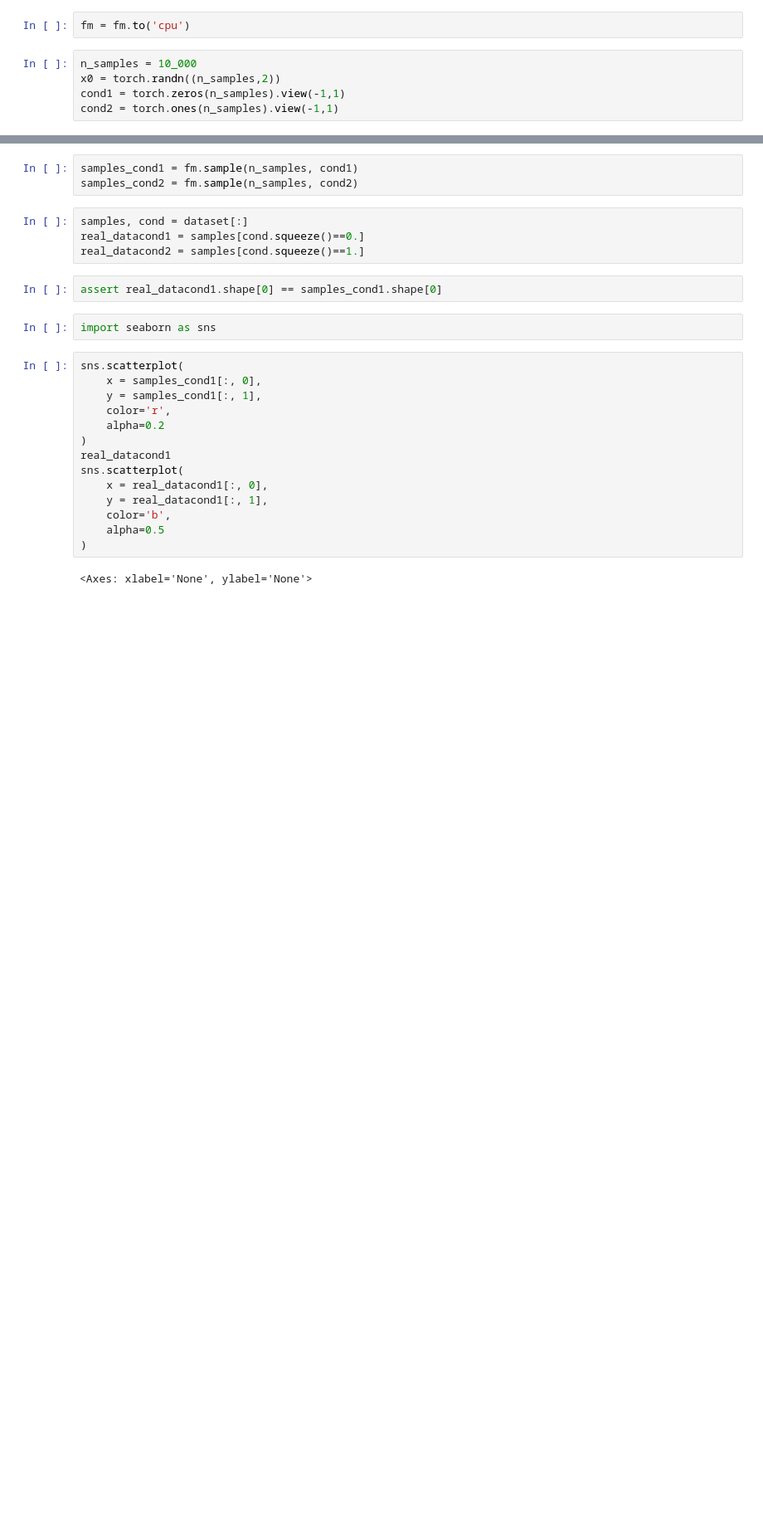
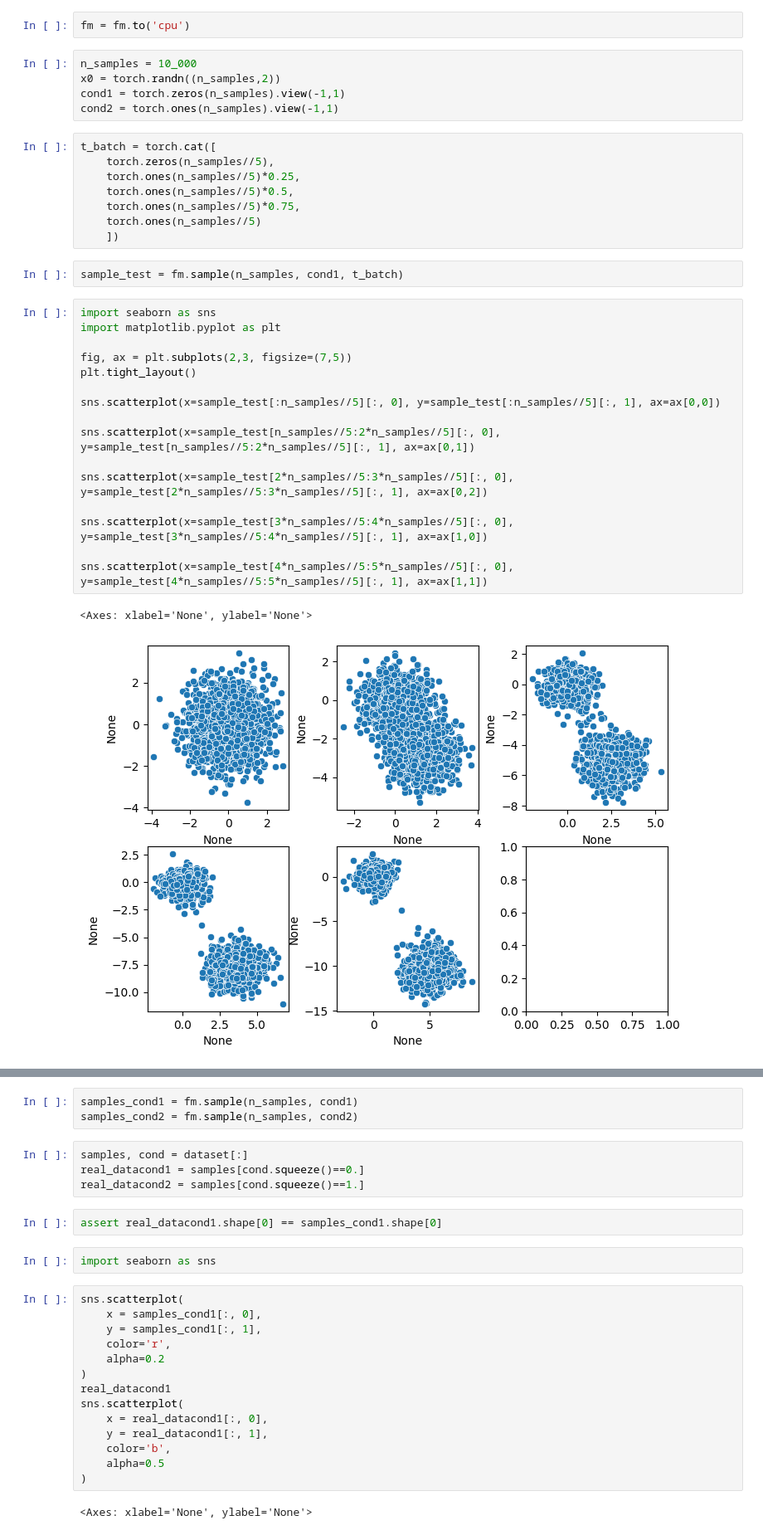
Before and after one commit to GerasimovSergey2001/TDFlow, a Jupyter notebook: conditional_flow_matching.ipynb, the cells around one changed output, grey strips where cells are left out. Shown at 83% size. Cells and saved outputs as stored; diff of their text form; blank space fills up the shorter version.

```diff
--- a/conditional_flow_matching.ipynb
+++ b/conditional_flow_matching.ipynb
@@ -98,3 +97,32 @@ n_samples = 10_000
 x0 = torch.randn((n_samples,2))
 cond1 = torch.zeros(n_samples).view(-1,1)
 cond2 = torch.ones(n_samples).view(-1,1)
+# %%
+t_batch = torch.cat([
+    torch.zeros(n_samples//5),
+    torch.ones(n_samples//5)*0.25,
+    torch.ones(n_samples//5)*0.5,
+    torch.ones(n_samples//5)*0.75,
+    torch.ones(n_samples//5)
+    ])
+# %%
+sample_test = fm.sample(n_samples, cond1, t_batch)
+# %%
+import seaborn as sns
+import matplotlib.pyplot as plt
+
+fig, ax = plt.subplots(2,3, figsize=(7,5))
+plt.tight_layout()
+
+sns.scatterplot(x=sample_test[:n_samples//5][:, 0], y=sample_test[:n_samples//5][:, 1], ax=ax[0,0])
+
+sns.scatterplot(x=sample_test[n_samples//5:2*n_samples//5][:, 0], y=sample_test[n_samples//5:2*n_samples//5][:, 1], ax=ax[0,1])
+
+sns.scatterplot(x=sample_test[2*n_samples//5:3*n_samples//5][:, 0], y=sample_test[2*n_samples//5:3*n_samples//5][:, 1], ax=ax[0,2])
+
+sns.scatterplot(x=sample_test[3*n_samples//5:4*n_samples//5][:, 0], y=sample_test[3*n_samples//5:4*n_samples//5][:, 1], ax=ax[1,0])
+
+sns.scatterplot(x=sample_test[4*n_samples//5:5*n_samples//5][:, 0], y=sample_test[4*n_samples//5:5*n_samples//5][:, 1], ax=ax[1,1])
+# %% [output]
+<Axes: xlabel='None', ylabel='None'>
+[figure, added]
```
Also changed, not shown: parts of 6 cells of this notebook, 10 other files.
